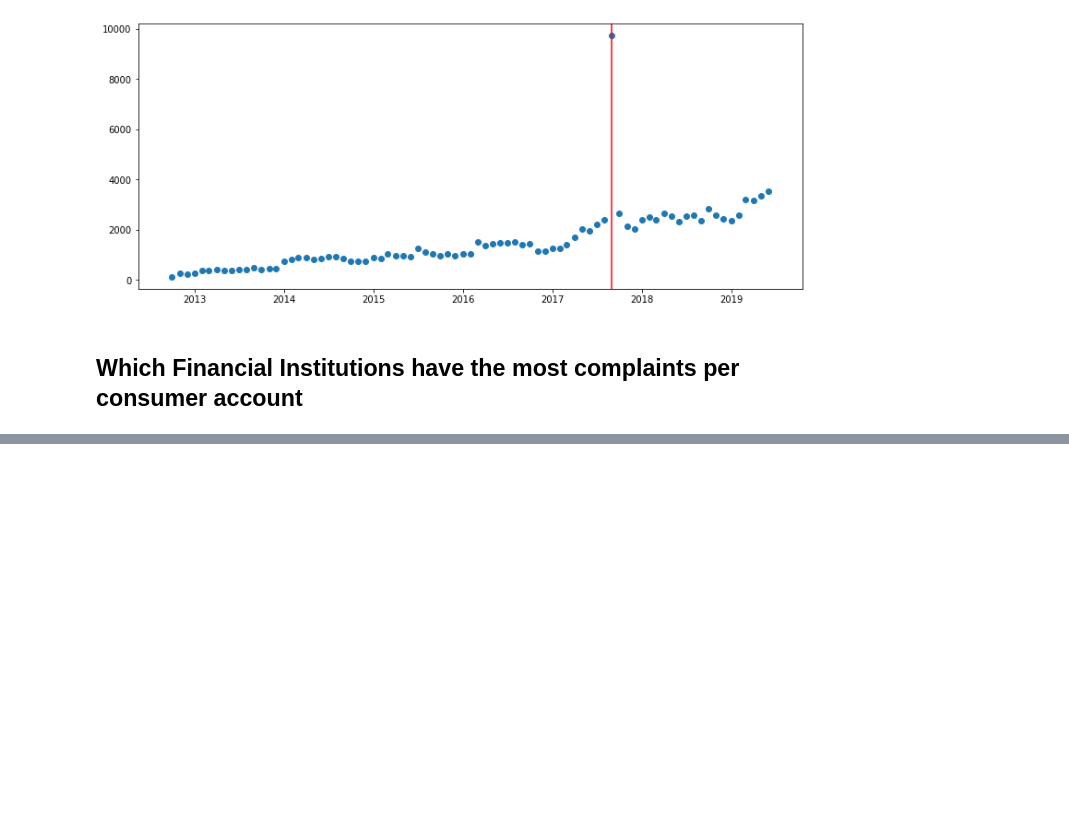
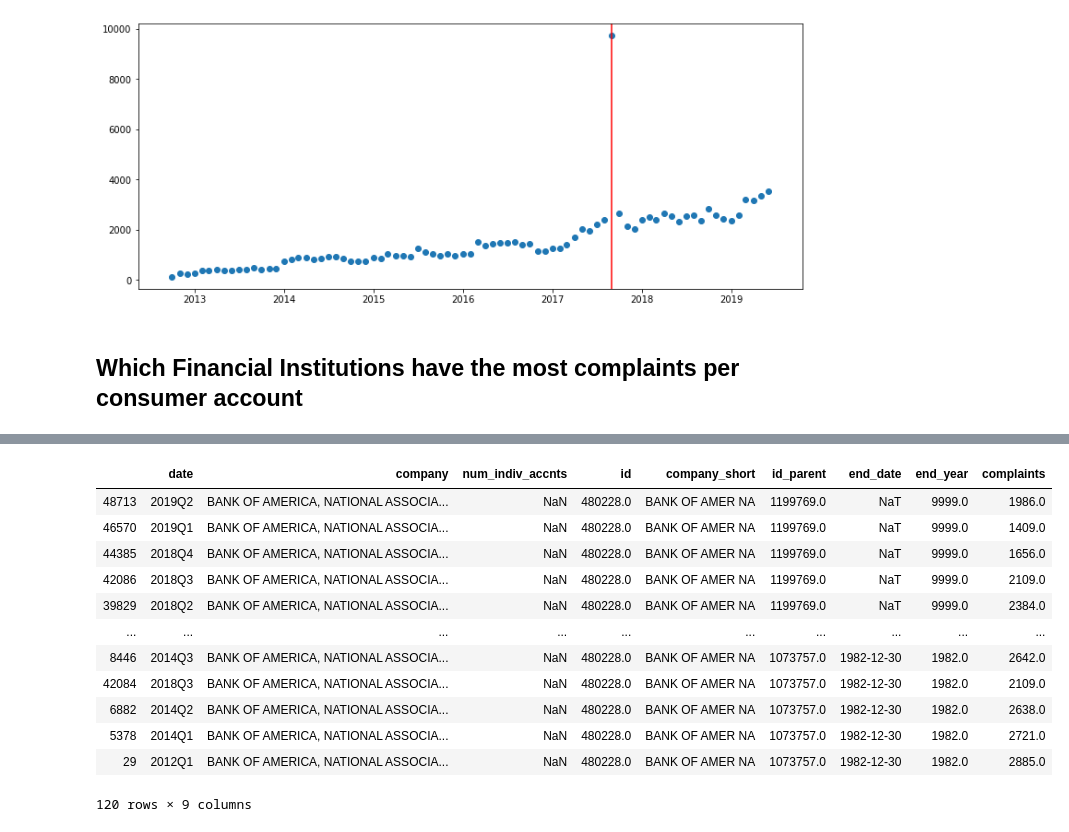
Before and after one commit to wyattpallen/QuickLooks, a Jupyter notebook: ConsumerComplaints/complaints.ipynb, the cells around one changed output, grey strips where cells are left out. Cells and saved outputs as stored; diff of their text form; code cells hidden in the pictures; blank space fills up the shorter version.

```diff
--- a/ConsumerComplaints/complaints.ipynb
+++ b/ConsumerComplaints/complaints.ipynb
@@ -163,0 +159,22 @@ company_complaints_df.xs('AMERICAN EXPRESS COMPANY', level=1, drop_level=False)
+# %%
+# complaints_count[complaints_count['id'] == 480228]
+
+# relationships_df[relationships_df['id'] == 480228]
+# attributes_df[attributes_df['company'] == 'BANK OF AMERICA, NATIONAL ASSOCIATION']
+# accnts_df[accnts_df['id'] == 480228]
+child_df[child_df['id'] == 480228].sort_values('end_date')[::-1]
+# Recursively add up all subsidiary complaints
+# %% [output]
+|  | date | company | num_indiv_accnts | id | company_short | id_parent | end_date | end_year | complaints |
+| 48713 | 2019Q2 | BANK OF AMERICA, NATIONAL ASSOCIA... | NaN | 480228.0 | BANK OF AMER NA | 1199769.0 | NaT | 9999.0 | 1986.0 |
+| 46570 | 2019Q1 | BANK OF AMERICA, NATIONAL ASSOCIA... | NaN | 480228.0 | BANK OF AMER NA | 1199769.0 | NaT | 9999.0 | 1409.0 |
+| 44385 | 2018Q4 | BANK OF AMERICA, NATIONAL ASSOCIA... | NaN | 480228.0 | BANK OF AMER NA | 1199769.0 | NaT | 9999.0 | 1656.0 |
+| 42086 | 2018Q3 | BANK OF AMERICA, NATIONAL ASSOCIA... | NaN | 480228.0 | BANK OF AMER NA | 1199769.0 | NaT | 9999.0 | 2109.0 |
+| 39829 | 2018Q2 | BANK OF AMERICA, NATIONAL ASSOCIA... | NaN | 480228.0 | BANK OF AMER NA | 1199769.0 | NaT | 9999.0 | 2384.0 |
+| ... | ... | ... | ... | ... | ... | ... | ... | ... | ... |
+| 8446 | 2014Q3 | BANK OF AMERICA, NATIONAL ASSOCIA... | NaN | 480228.0 | BANK OF AMER NA | 1073757.0 | 1982-12-30 | 1982.0 | 2642.0 |
+| 42084 | 2018Q3 | BANK OF AMERICA, NATIONAL ASSOCIA... | NaN | 480228.0 | BANK OF AMER NA | 1073757.0 | 1982-12-30 | 1982.0 | 2109.0 |
+| 6882 | 2014Q2 | BANK OF AMERICA, NATIONAL ASSOCIA... | NaN | 480228.0 | BANK OF AMER NA | 1073757.0 | 1982-12-30 | 1982.0 | 2638.0 |
+| 5378 | 2014Q1 | BANK OF AMERICA, NATIONAL ASSOCIA... | NaN | 480228.0 | BANK OF AMER NA | 1073757.0 | 1982-12-30 | 1982.0 | 2721.0 |
+| 29 | 2012Q1 | BANK OF AMERICA, NATIONAL ASSOCIA... | NaN | 480228.0 | BANK OF AMER NA | 1073757.0 | 1982-12-30 | 1982.0 | 2885.0 |
+120 rows × 9 columns
```
Also changed, not shown: parts of 17 cells of this notebook, 3 other files.
